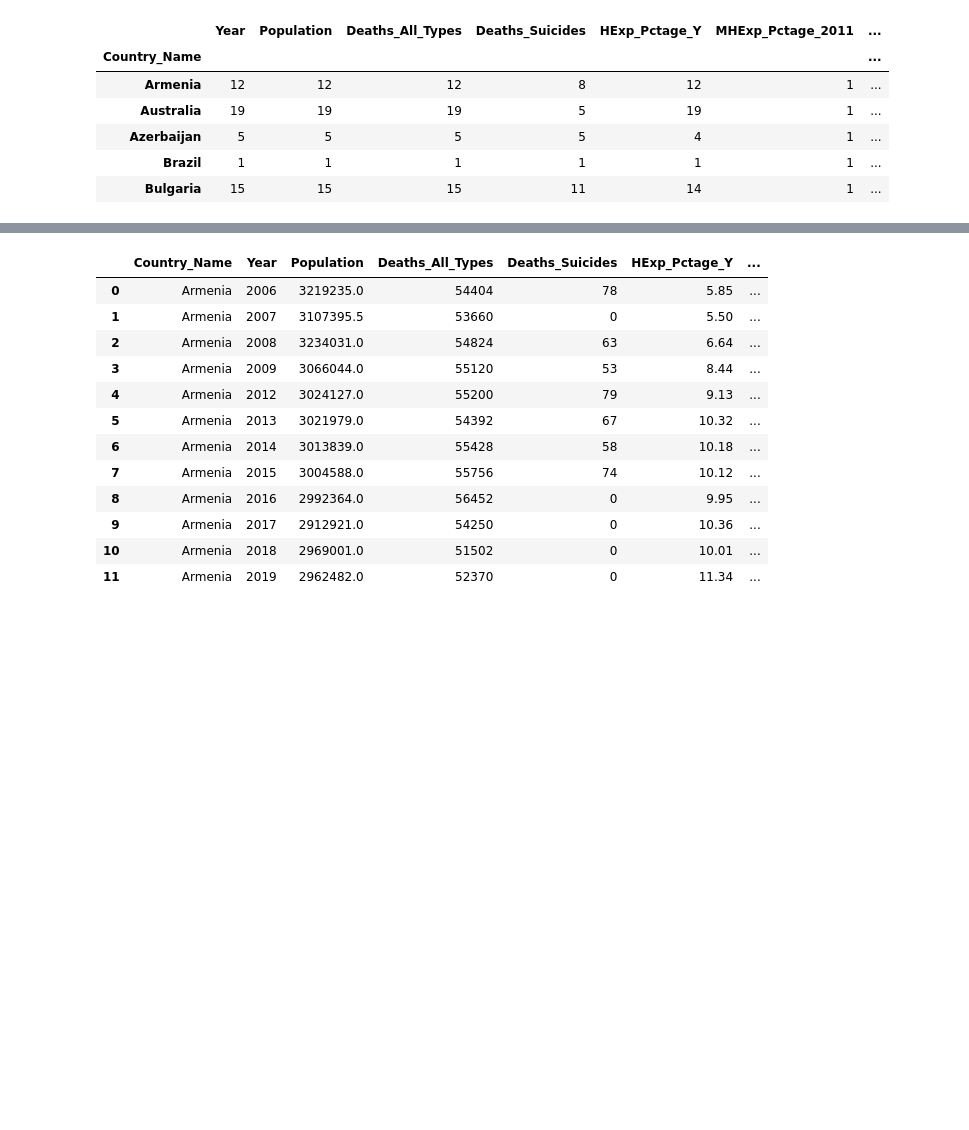
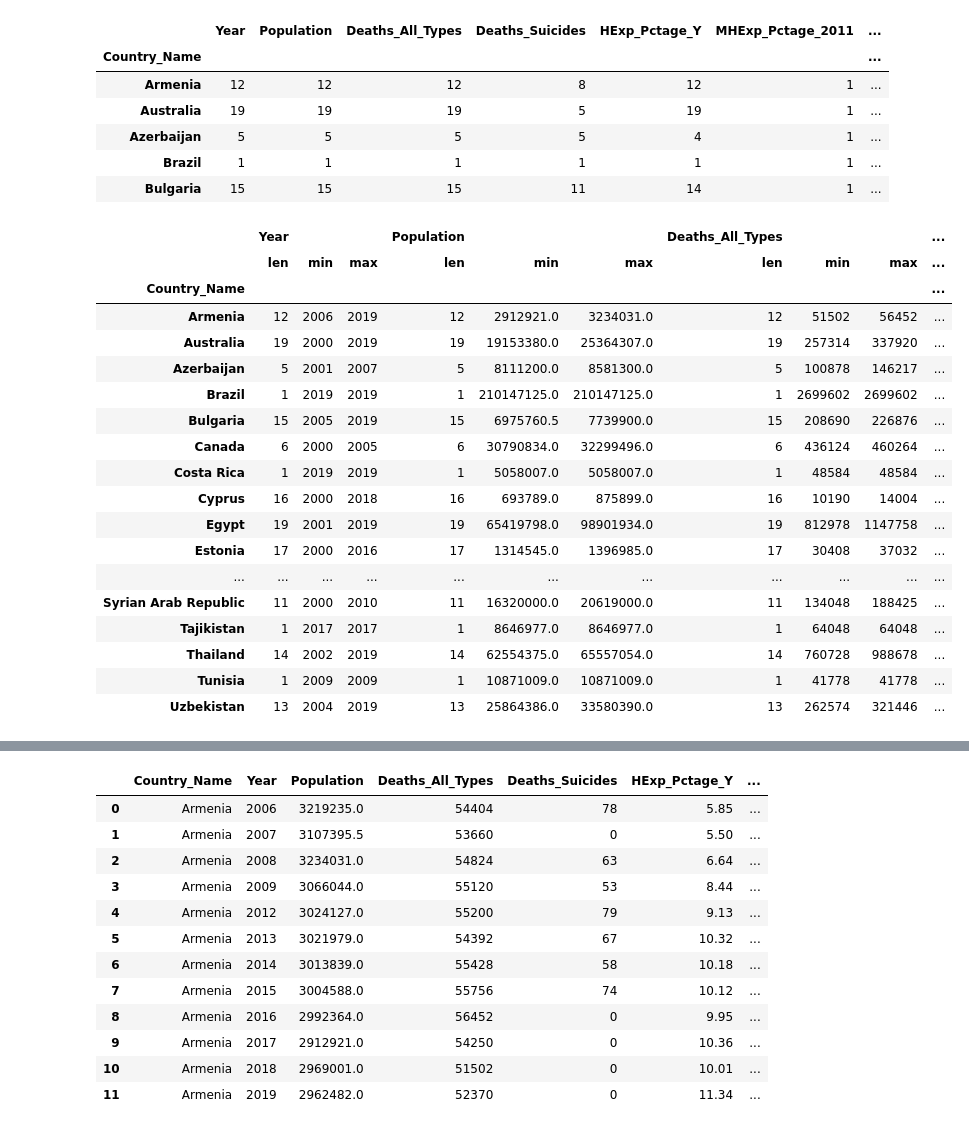
Before and after one commit to erickbezerra/VScode, a Jupyter notebook: Projects/DBexploring/WHO_MHE/WHO_MHExp_and_Deaths.ipynb, the cells around one changed output, grey strips where cells are left out. Cells and saved outputs as stored; diff of their text form; code cells hidden in the pictures; blank space fills up the shorter version.

```diff
--- a/Projects/DBexploring/WHO_MHE/WHO_MHExp_and_Deaths.ipynb
+++ b/Projects/DBexploring/WHO_MHE/WHO_MHExp_and_Deaths.ipynb
@@ -233,3 +243,30 @@ unique_countries.head()
 | Azerbaijan | 5 | 5 | 5 | 5 | 4 | 1 | ... |
 | Brazil | 1 | 1 | 1 | 1 | 1 | 1 | ... |
 | Bulgaria | 15 | 15 | 15 | 11 | 14 | 1 | ... |
+# %%
+# Sort countrie by population
+# countries_by_pop = df.sort_values(by='Population', ascending=False)
+# countries_by_pop.head()
+
+df.groupby(['Country_Name']).agg([len, min, max])
+# df.groupby('Country_Name').Population.min()
+# %% [output]
+|  | Year |  |  | Population |  |  | Deaths_All_Types |  |  | ... |
+|  | len | min | max | len | min | max | len | min | max | ... |
+| Country_Name |  |  |  |  |  |  |  |  |  | ... |
+| Armenia | 12 | 2006 | 2019 | 12 | 2912921.0 | 3234031.0 | 12 | 51502 | 56452 | ... |
+| Australia | 19 | 2000 | 2019 | 19 | 19153380.0 | 25364307.0 | 19 | 257314 | 337920 | ... |
+| Azerbaijan | 5 | 2001 | 2007 | 5 | 8111200.0 | 8581300.0 | 5 | 100878 | 146217 | ... |
+| Brazil | 1 | 2019 | 2019 | 1 | 210147125.0 | 210147125.0 | 1 | 2699602 | 2699602 | ... |
+| Bulgaria | 15 | 2005 | 2019 | 15 | 6975760.5 | 7739900.0 | 15 | 208690 | 226876 | ... |
+| Canada | 6 | 2000 | 2005 | 6 | 30790834.0 | 32299496.0 | 6 | 436124 | 460264 | ... |
+| Costa Rica | 1 | 2019 | 2019 | 1 | 5058007.0 | 5058007.0 | 1 | 48584 | 48584 | ... |
+| Cyprus | 16 | 2000 | 2018 | 16 | 693789.0 | 875899.0 | 16 | 10190 | 14004 | ... |
+| Egypt | 19 | 2001 | 2019 | 19 | 65419798.0 | 98901934.0 | 19 | 812978 | 1147758 | ... |
+| Estonia | 17 | 2000 | 2016 | 17 | 1314545.0 | 1396985.0 | 17 | 30408 | 37032 | ... |
+| ... | ... | ... | ... | ... | ... | ... | ... | ... | ... | ... |
+| Syrian Arab Republic | 11 | 2000 | 2010 | 11 | 16320000.0 | 20619000.0 | 11 | 134048 | 188425 | ... |
+| Tajikistan | 1 | 2017 | 2017 | 1 | 8646977.0 | 8646977.0 | 1 | 64048 | 64048 | ... |
+| Thailand | 14 | 2002 | 2019 | 14 | 62554375.0 | 65557054.0 | 14 | 760728 | 988678 | ... |
+| Tunisia | 1 | 2009 | 2009 | 1 | 10871009.0 | 10871009.0 | 1 | 41778 | 41778 | ... |
+| Uzbekistan | 13 | 2004 | 2019 | 13 | 25864386.0 | 33580390.0 | 13 | 262574 | 321446 | ... |
```
Also changed, not shown: parts of 5 cells of this notebook.
